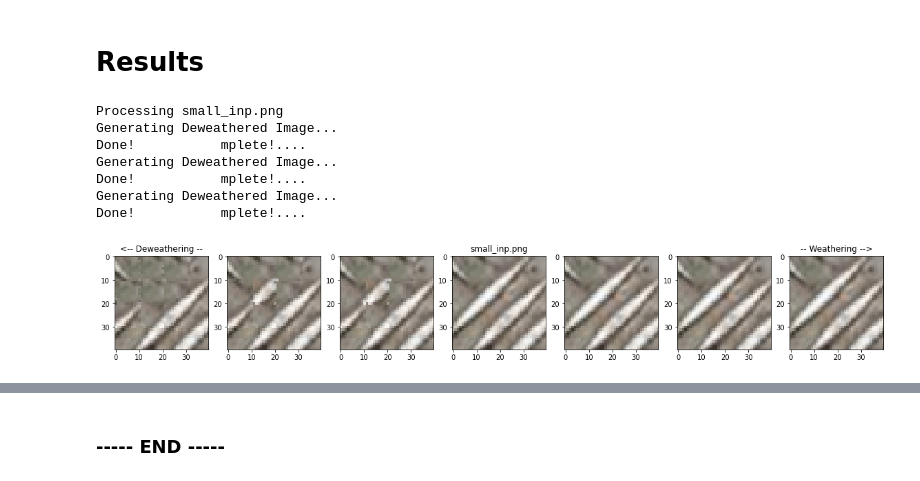
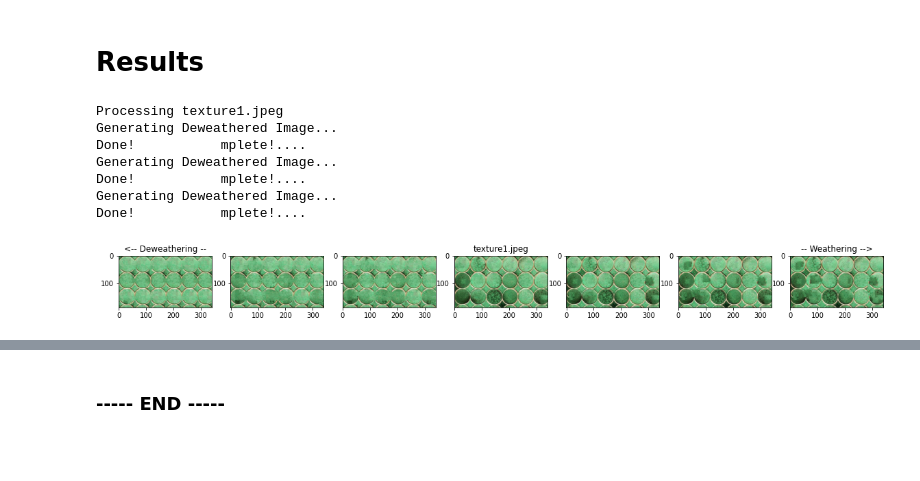
Before and after one commit to ShivanshRakesh/time-varying-weathering-in-texture-space, a Jupyter notebook: src/project.ipynb, the cells around one changed output, grey strips where cells are left out. Cells and saved outputs as stored; diff of their text form; code cells hidden in the pictures; blank space fills up the shorter version.

```diff
--- a/src/project.ipynb
+++ b/src/project.ipynb
@@ -1350,15 +1350,16 @@ def processImages(imgPaths):
             outPath = "../images/outputs/" + img.split('/')[-1].split('.')[0] + "/deweathered" + str(indx) + ".jpeg"
             cv2.imwrite(outPath, cv2.cvtColor(d_img, cv2.COLOR_RGB2BGR))
 # %%
+%%time
 # imgPaths = ['../images/' + x for x in ['texture0.png', 'texture1.jpeg', 'texture2.jpeg', 'texture3.jpeg', 'texture4.png', 'texture5.jpeg']]
-imgPaths = ['../images/' + x for x in ['texture0.png']]
+imgPaths = ['../images/' + x for x in ['texture1.jpeg']]
 processImages(imgPaths)
 # %% [output]
-Processing small_inp.png
+Processing texture1.jpeg
 Generating Deweathered Image...
 Done!           mplete!....
 Generating Deweathered Image...
 Done!           mplete!....
 Generating Deweathered Image...
 Done!           mplete!....
-[figure, old version]
+[figure, new version]
```
Also changed, not shown: parts of 17 cells of this notebook, 7 other files.
